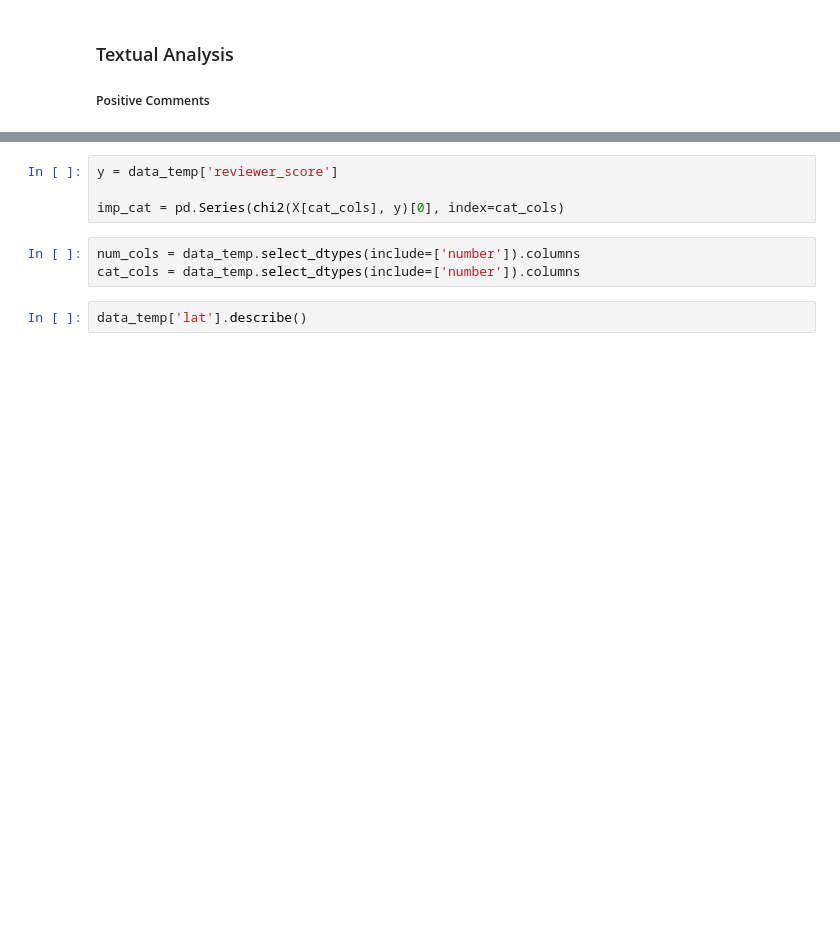
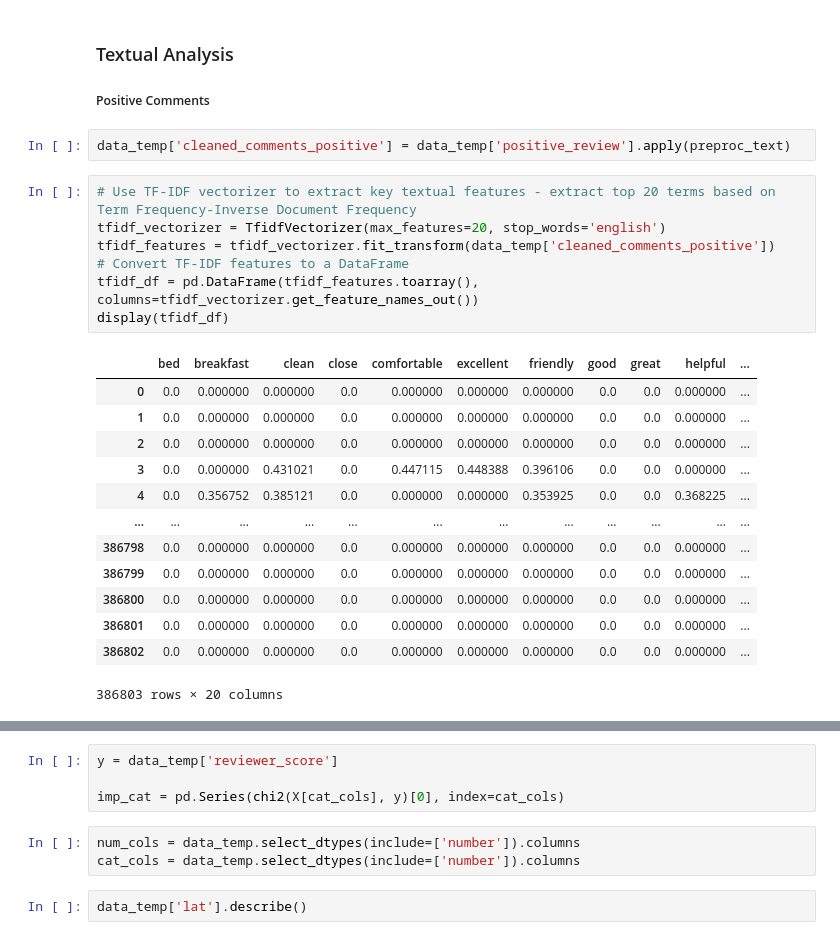
Before and after one commit to akramkhal/KaggleProjects, a Jupyter notebook: BookingHotel/ds_booking.ipynb, the cells around one changed output, grey strips where cells are left out. Drawn from its saved outputs; the diff is of its cells as text; blank space fills up the shorter version.

```diff
--- a/BookingHotel/ds_booking.ipynb
+++ b/BookingHotel/ds_booking.ipynb
@@ -494,3 +501,26 @@ display(data_temp)
 ### Textual Analysis
 
 ##### Positive Comments
+# %%
+data_temp['cleaned_comments_positive'] = data_temp['positive_review'].apply(preproc_text)
+# %%
+# Use TF-IDF vectorizer to extract key textual features - extract top 20 terms based on Term Frequency-Inverse Document Frequency
+tfidf_vectorizer = TfidfVectorizer(max_features=20, stop_words='english')
+tfidf_features = tfidf_vectorizer.fit_transform(data_temp['cleaned_comments_positive'])
+# Convert TF-IDF features to a DataFrame
+tfidf_df = pd.DataFrame(tfidf_features.toarray(), columns=tfidf_vectorizer.get_feature_names_out())
+display(tfidf_df)
+# %% [output]
+|  | bed | breakfast | clean | close | comfortable | excellent | friendly | good | great | helpful | ... |
+| 0 | 0.0 | 0.000000 | 0.000000 | 0.0 | 0.000000 | 0.000000 | 0.000000 | 0.0 | 0.0 | 0.000000 | ... |
+| 1 | 0.0 | 0.000000 | 0.000000 | 0.0 | 0.000000 | 0.000000 | 0.000000 | 0.0 | 0.0 | 0.000000 | ... |
+| 2 | 0.0 | 0.000000 | 0.000000 | 0.0 | 0.000000 | 0.000000 | 0.000000 | 0.0 | 0.0 | 0.000000 | ... |
+| 3 | 0.0 | 0.000000 | 0.431021 | 0.0 | 0.447115 | 0.448388 | 0.396106 | 0.0 | 0.0 | 0.000000 | ... |
+| 4 | 0.0 | 0.356752 | 0.385121 | 0.0 | 0.000000 | 0.000000 | 0.353925 | 0.0 | 0.0 | 0.368225 | ... |
+| ... | ... | ... | ... | ... | ... | ... | ... | ... | ... | ... | ... |
+| 386798 | 0.0 | 0.000000 | 0.000000 | 0.0 | 0.000000 | 0.000000 | 0.000000 | 0.0 | 0.0 | 0.000000 | ... |
+| 386799 | 0.0 | 0.000000 | 0.000000 | 0.0 | 0.000000 | 0.000000 | 0.000000 | 0.0 | 0.0 | 0.000000 | ... |
+| 386800 | 0.0 | 0.000000 | 0.000000 | 0.0 | 0.000000 | 0.000000 | 0.000000 | 0.0 | 0.0 | 0.000000 | ... |
+| 386801 | 0.0 | 0.000000 | 0.000000 | 0.0 | 0.000000 | 0.000000 | 0.000000 | 0.0 | 0.0 | 0.000000 | ... |
+| 386802 | 0.0 | 0.000000 | 0.000000 | 0.0 | 0.000000 | 0.000000 | 0.000000 | 0.0 | 0.0 | 0.000000 | ... |
+386803 rows × 20 columns
```
Also changed, not shown: parts of 10 cells of this notebook, 1 other file.
